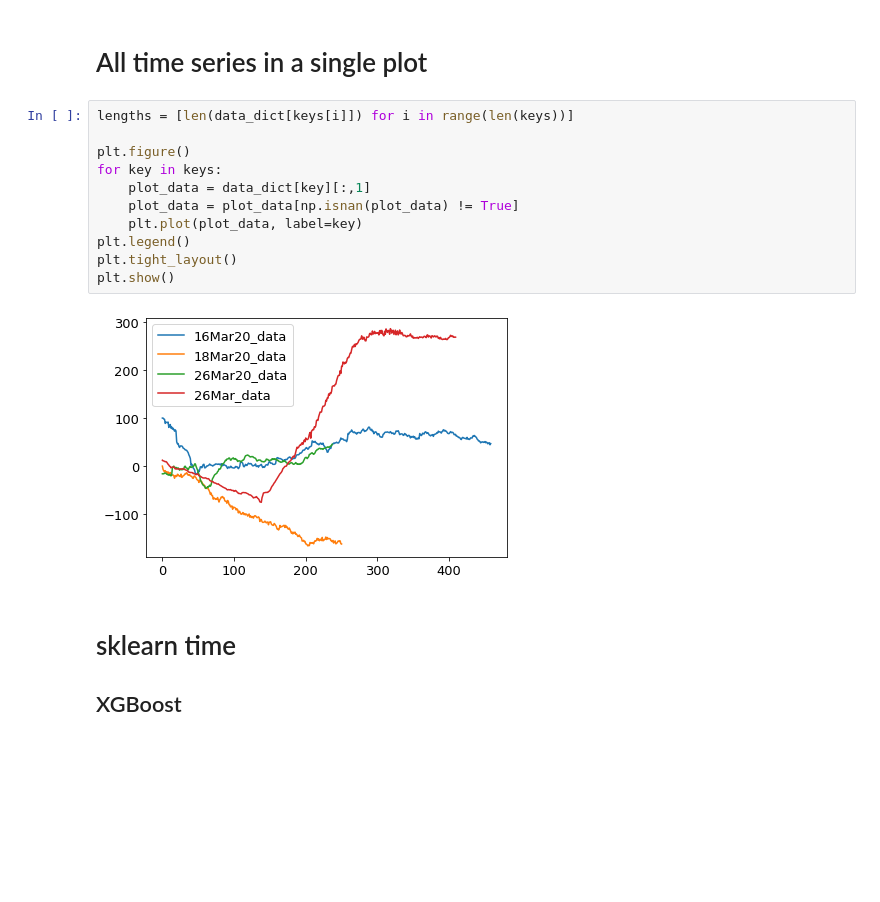
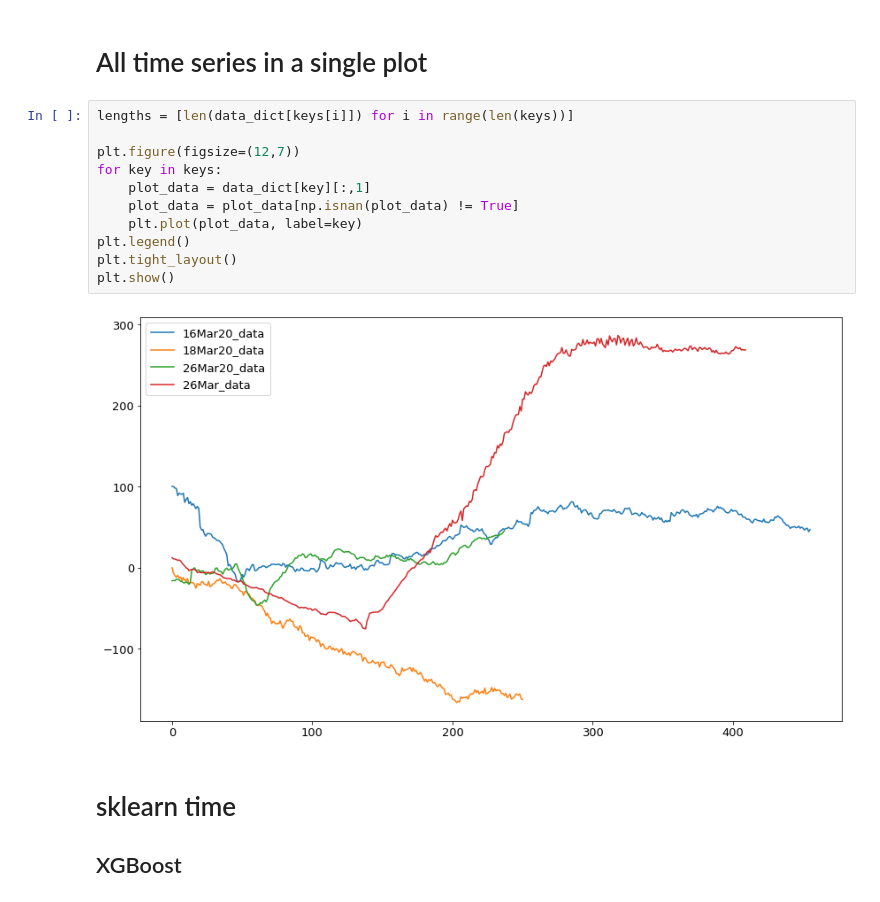
Before and after one commit to svejlgaard/finalproject, a Jupyter notebook: Crossvalidation search.ipynb, the cells around one changed output. Saved outputs shown, nothing was run; the diff lists cells and outputs as text; blank space fills up the shorter version.

```diff
--- a/Crossvalidation search.ipynb
+++ b/Crossvalidation search.ipynb
@@ -28,16 +28,16 @@ features = data_dict[ list(data_dict.keys())[1] ]
 # %%
 lengths = [len(data_dict[keys[i]]) for i in range(len(keys))]
 
-plt.figure()
+plt.figure(figsize=(12,7))
 for key in keys:
     plot_data = data_dict[key][:,1]
     plot_data = plot_data[np.isnan(plot_data) != True]
     plt.plot(plot_data, label=key)
 plt.legend()
 plt.tight_layout()
 plt.show()
 # %% [output]
-[figure, old version]
+[figure, new version]
 # %% [markdown]
 # sklearn time
 ## XGBoost
```
Also changed, not shown: parts of 11 cells of this notebook.
